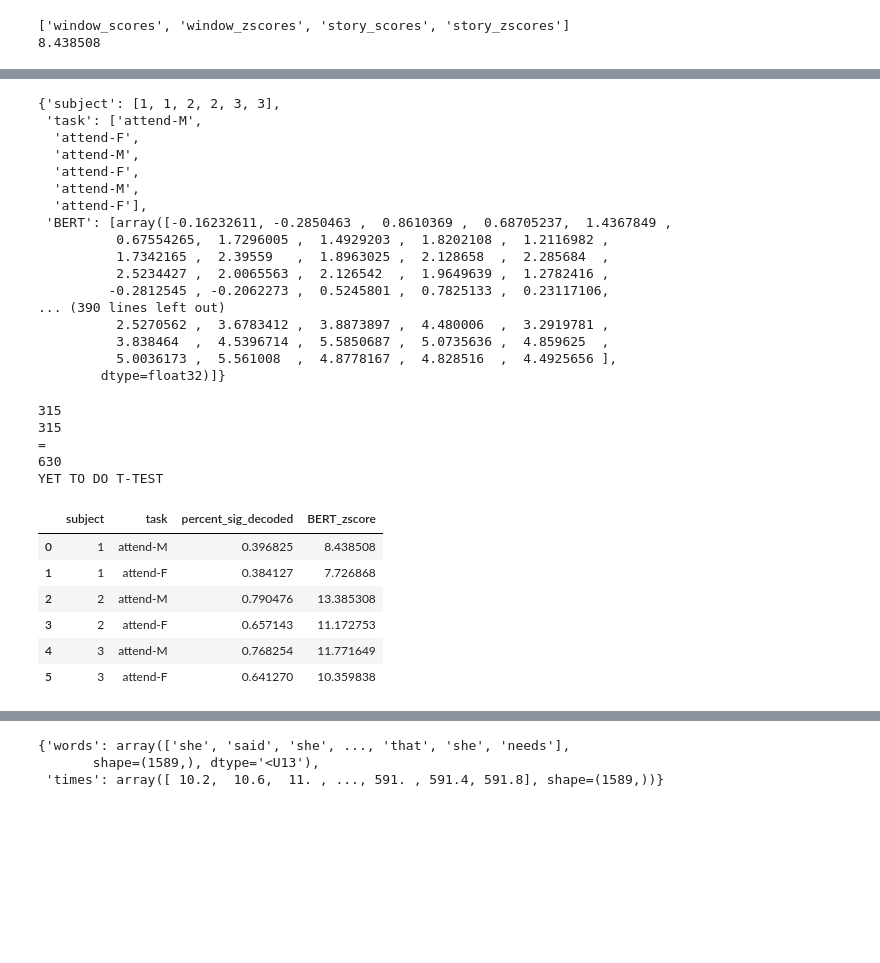
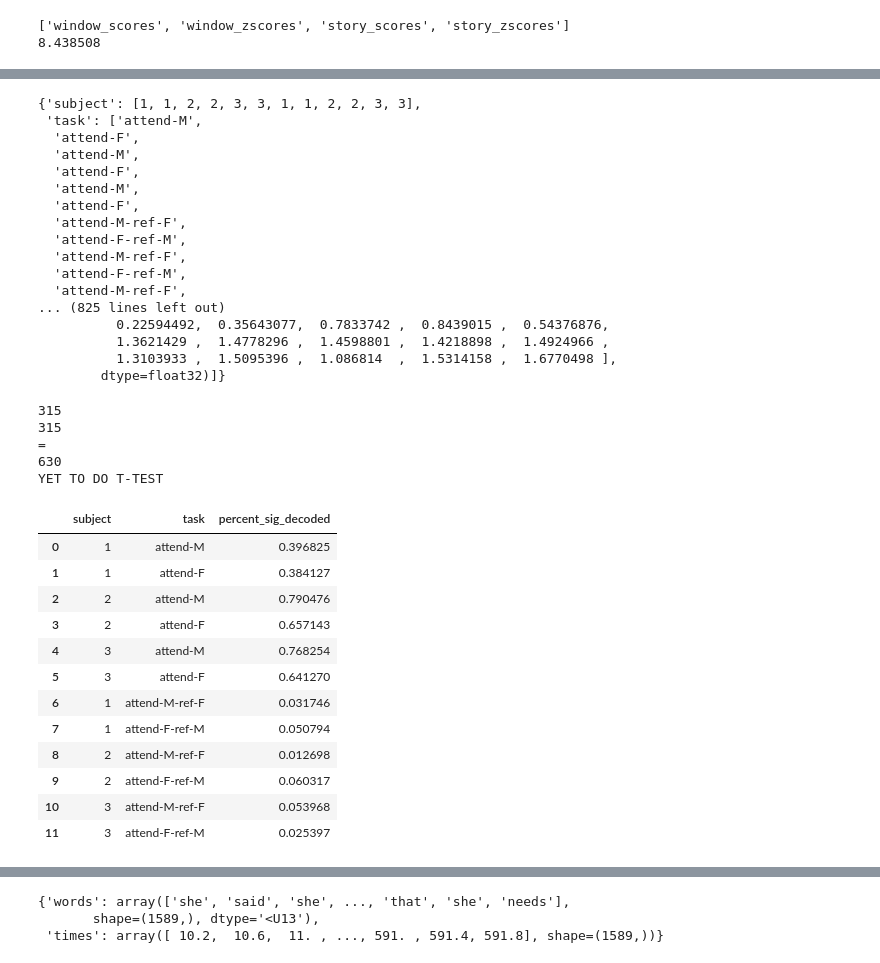
Before and after one commit to imranson/semantic-decoding, a Jupyter notebook: decoding/temp/explore_eval_multispeaker.ipynb, the cells around one changed output, grey strips where cells are left out. Cells and saved outputs as stored; diff of their text form; code cells hidden in the pictures; blank space fills up the shorter version.

Commit message:
add multispeaker reproduction results

```diff
--- a/decoding/temp/explore_eval_multispeaker.ipynb
+++ b/decoding/temp/explore_eval_multispeaker.ipynb
@@ -24,5 +24,12 @@ for subject in [1,2,3]:
         story_zscores['task'].append(task)
         story_zscores['BERT'].append(scores[(task, 'BERT')])
 
+for subject in [1,2,3]:
+    for task in ['attend-M', 'attend-F']:
+        scores = np.load(f'scores_diff_ref_pm/S{subject}/perceived_multispeaker/{task}.npz', allow_pickle=True)['story_zscores'].item()
+        story_zscores['subject'].append(subject)
+        story_zscores['task'].append(task + '-ref-F') if task[-1] == 'M' else story_zscores['task'].append(task + '-ref-M')
+        story_zscores['BERT'].append(scores[('attend-F', 'BERT')]) if task[-1] == 'M' else story_zscores['BERT'].append(scores[('attend-M', 'BERT')])
+
 story_zscores
 # %% [output]
@@ -48,61 +78,74 @@ for subject in [1,2,3]:
         window_zscores['task'].append(task)
         window_zscores['BERT'].append(scores[(task, 'BERT')])
 
+for subject in [1,2,3]:
+    for task in ['attend-M', 'attend-F']:
+        scores = np.load(f'scores_diff_ref_pm/S{subject}/perceived_multispeaker/{task}.npz', allow_pickle=True)['window_zscores'].item()
+        window_zscores['subject'].append(subject)
+        window_zscores['task'].append(task + '-ref-F') if task[-1] == 'M' else window_zscores['task'].append(task + '-ref-M')
+        window_zscores['BERT'].append(scores[('attend-F', 'BERT')]) if task[-1] == 'M' else window_zscores['BERT'].append(scores[('attend-M', 'BERT')])
+
 window_zscores
 # %% [output]
-{'subject': [1, 1, 2, 2, 3, 3],
+{'subject': [1, 1, 2, 2, 3, 3, 1, 1, 2, 2, 3, 3],
  'task': ['attend-M',
   'attend-F',
   'attend-M',
   'attend-F',
   'attend-M',
-  'attend-F'],
- 'BERT': [array([-0.16232611, -0.2850463 ,  0.8610369 ,  0.68705237,  1.4367849 ,
-          0.67554265,  1.7296005 ,  1.4929203 ,  1.8202108 ,  1.2116982 ,
-          1.7342165 ,  2.39559   ,  1.8963025 ,  2.128658  ,  2.285684  ,
-          2.5234427 ,  2.0065563 ,  2.126542  ,  1.9649639 ,  1.2782416 ,
-         -0.2812545 , -0.2062273 ,  0.5245801 ,  0.7825133 ,  0.23117106,
-... (390 lines left out)
-          2.5270562 ,  3.6783412 ,  3.8873897 ,  4.480006  ,  3.2919781 ,
-          3.838464  ,  4.5396714 ,  5.5850687 ,  5.0735636 ,  4.859625  ,
-          5.0036173 ,  5.561008  ,  4.8778167 ,  4.828516  ,  4.4925656 ],
+  'attend-F',
+  'attend-M-ref-F',
+  'attend-F-ref-M',
+  'attend-M-ref-F',
+  'attend-F-ref-M',
+  'attend-M-ref-F',
+... (825 lines left out)
+          0.22594492,  0.35643077,  0.7833742 ,  0.8439015 ,  0.54376876,
+          1.3621429 ,  1.4778296 ,  1.4598801 ,  1.4218898 ,  1.4924966 ,
+          1.3103933 ,  1.5095396 ,  1.086814  ,  1.5314158 ,  1.6770498 ],
         dtype=float32)]}
 # %%
 results_df = pd.DataFrame(window_zscores)
 
 print(len(results_df.loc[0, 'BERT']))
 print(len(results_df.loc[1, 'BERT']))
 print('=')
 print(315*2)
 m=630
 
 from scipy.stats import norm
 #convert to p val
 results_df['BERT'] = results_df['BERT'].apply(lambda l : [1-norm.cdf(z) for z in l])
 #sort
 for i in range(6):
     results_df.loc[i,'BERT'].sort()
 # to q and check threshold
 def p_to_q(p, i):
     return p*m/i
 results_df['BERT'] = results_df['BERT'].apply(lambda l : [1 if p_to_q(l[i-1], i) < 0.05 else 0 for i in range(1, len(l)+1)])
 
 results_df['percent_sig_decoded'] = results_df['BERT'].apply(lambda l : np.array(l).mean())
 results_df.drop(columns=['BERT'], inplace=True)
-results_df['BERT_zscore'] = story_zscores['BERT']
+# results_df['BERT_zscore'] = story_zscores['BERT']
 
 print('YET TO DO T-TEST')
 results_df
 # %% [output]
 315
 315
 =
 630
 YET TO DO T-TEST
-|  | subject | task | percent_sig_decoded | BERT_zscore |
-| 0 | 1 | attend-M | 0.396825 | 8.438508 |
-| 1 | 1 | attend-F | 0.384127 | 7.726868 |
-| 2 | 2 | attend-M | 0.790476 | 13.385308 |
-| 3 | 2 | attend-F | 0.657143 | 11.172753 |
-| 4 | 3 | attend-M | 0.768254 | 11.771649 |
-| 5 | 3 | attend-F | 0.641270 | 10.359838 |
+|  | subject | task | percent_sig_decoded |
+| 0 | 1 | attend-M | 0.396825 |
+| 1 | 1 | attend-F | 0.384127 |
+| 2 | 2 | attend-M | 0.790476 |
+| 3 | 2 | attend-F | 0.657143 |
+| 4 | 3 | attend-M | 0.768254 |
+| 5 | 3 | attend-F | 0.641270 |
+| 6 | 1 | attend-M-ref-F | 0.031746 |
+| 7 | 1 | attend-F-ref-M | 0.050794 |
+| 8 | 2 | attend-M-ref-F | 0.012698 |
+| 9 | 2 | attend-F-ref-M | 0.060317 |
+| 10 | 3 | attend-M-ref-F | 0.053968 |
+| 11 | 3 | attend-F-ref-M | 0.025397 |
```
Also changed, not shown: parts of 3 cells of this notebook, 8 other files.
